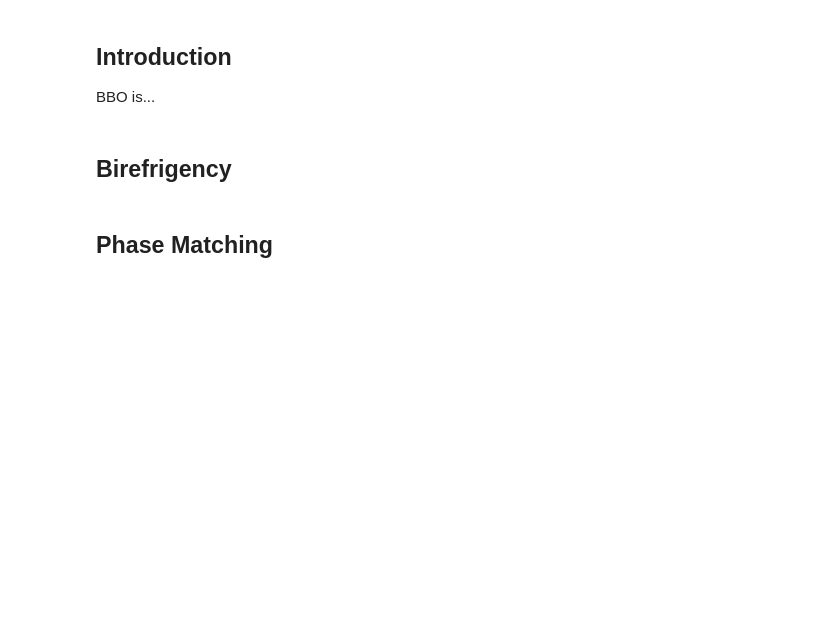
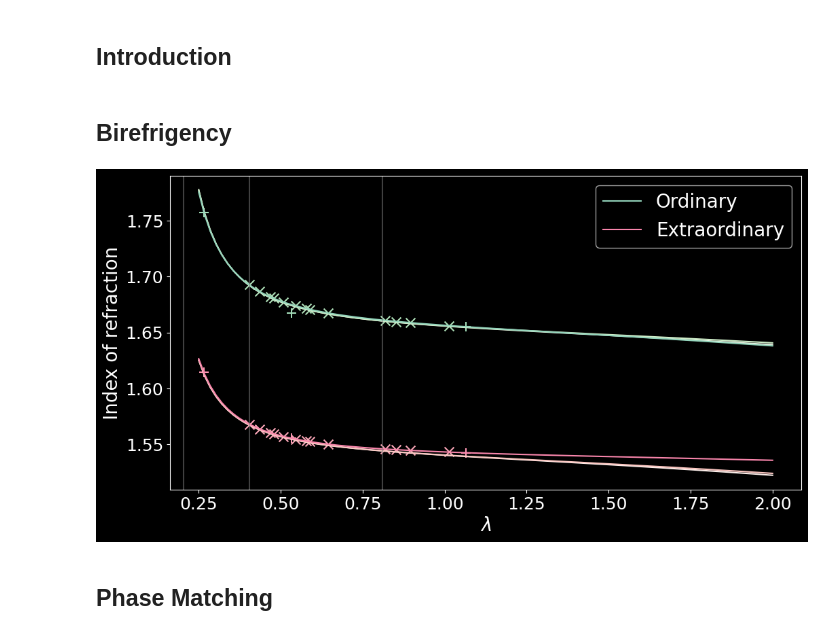
Before and after one commit to brawantonio/BBO-Optimal-Parameters, a Jupyter notebook: bbo_optimal_parameters.ipynb, the cells around one changed output. Saved outputs shown, nothing was run; the diff lists cells and outputs as text; code cells hidden in the pictures; blank space fills up the shorter version.

```diff
--- a/bbo_optimal_parameters.ipynb
+++ b/bbo_optimal_parameters.ipynb
@@ -9,9 +10,53 @@ plt.style.use('dark_background')
 savedir = '/workspaces/BBO-Optimal-Parameters/plots/'
 # %% [markdown]
 ## Introduction
-
-BBO is...
 # %% [markdown]
 ## Birefrigency
+# %%
+sellmeier_eq = {'book': BBOParameters.n2_Nikogosyan, 'book_NIR': BBOParameters.n2_Nikogosyan_NIR, 'eksma': BBOParameters.n2_eksma }
+# %%
+n_values = {}
+wavelengths = np.linspace(.250, 2, 100)
+for key in sellmeier_eq:
+    n02, ne2 = sellmeier_eq[key](wavelengths)
+    n_values[key] = {'lambda': wavelengths, 'no': np.sqrt(n02), 'ne': np.sqrt(ne2) }
+# %%
+cmap_n0 = matplotlib.colormaps['GnBu']
+cmap_ne = matplotlib.colormaps['RdPu']
+i = 0
+
+plt.figure(figsize = (12,6))
+
+for key in n_values:
+    n0 = n_values[key]['no']
+    ne = n_values[key]['ne']
+    if i==2:
+        label_no = "Ordinary"
+        label_ne = 'Extraordinary'
+    else: label_no=None; label_ne = None;
+    plt.plot(wavelengths, n0, color = cmap_n0(50*i+10), label = label_no)
+    plt.plot(wavelengths, ne, color = cmap_ne(50*i+10), label = label_ne)
+    i+=1
+
+
+plt.scatter(BBOParameters.ExperimentalValues_1.wavelength, BBOParameters.ExperimentalValues_1.no, color = cmap_n0(90), marker = 'x', s =100)
+plt.scatter(BBOParameters.ExperimentalValues_2.wavelength, BBOParameters.ExperimentalValues_2.no, color = cmap_n0(100), marker = '+', s=100)
+
+plt.scatter(BBOParameters.ExperimentalValues_1.wavelength, BBOParameters.ExperimentalValues_1.ne, color = cmap_ne(90), marker = 'x', s =100)
+plt.scatter(BBOParameters.ExperimentalValues_2.wavelength, BBOParameters.ExperimentalValues_2.ne, color = cmap_ne(100), marker = '+', s=100)
+
+plt.axvline( x = 0.810, color = 'gray',alpha = 0.5)
+plt.axvline( x = 0.405, color = 'gray',alpha = 0.5)
+plt.axvline( x = 0.203, color = 'gray',alpha = 0.5)
+
+plt.xlabel('$\lambda$', fontsize = 20)
+plt.ylabel('Index of refraction', fontsize = 20)
+plt.legend(loc='best', fontsize = 20)
+plt.xticks(fontsize=18)
+plt.yticks(fontsize=18)
+
+plt.show()
+# %% [output]
+[figure, added]
 # %% [markdown]
 ## Phase Matching
```
Also changed, not shown: parts of 6 cells of this notebook, 2 other files.
